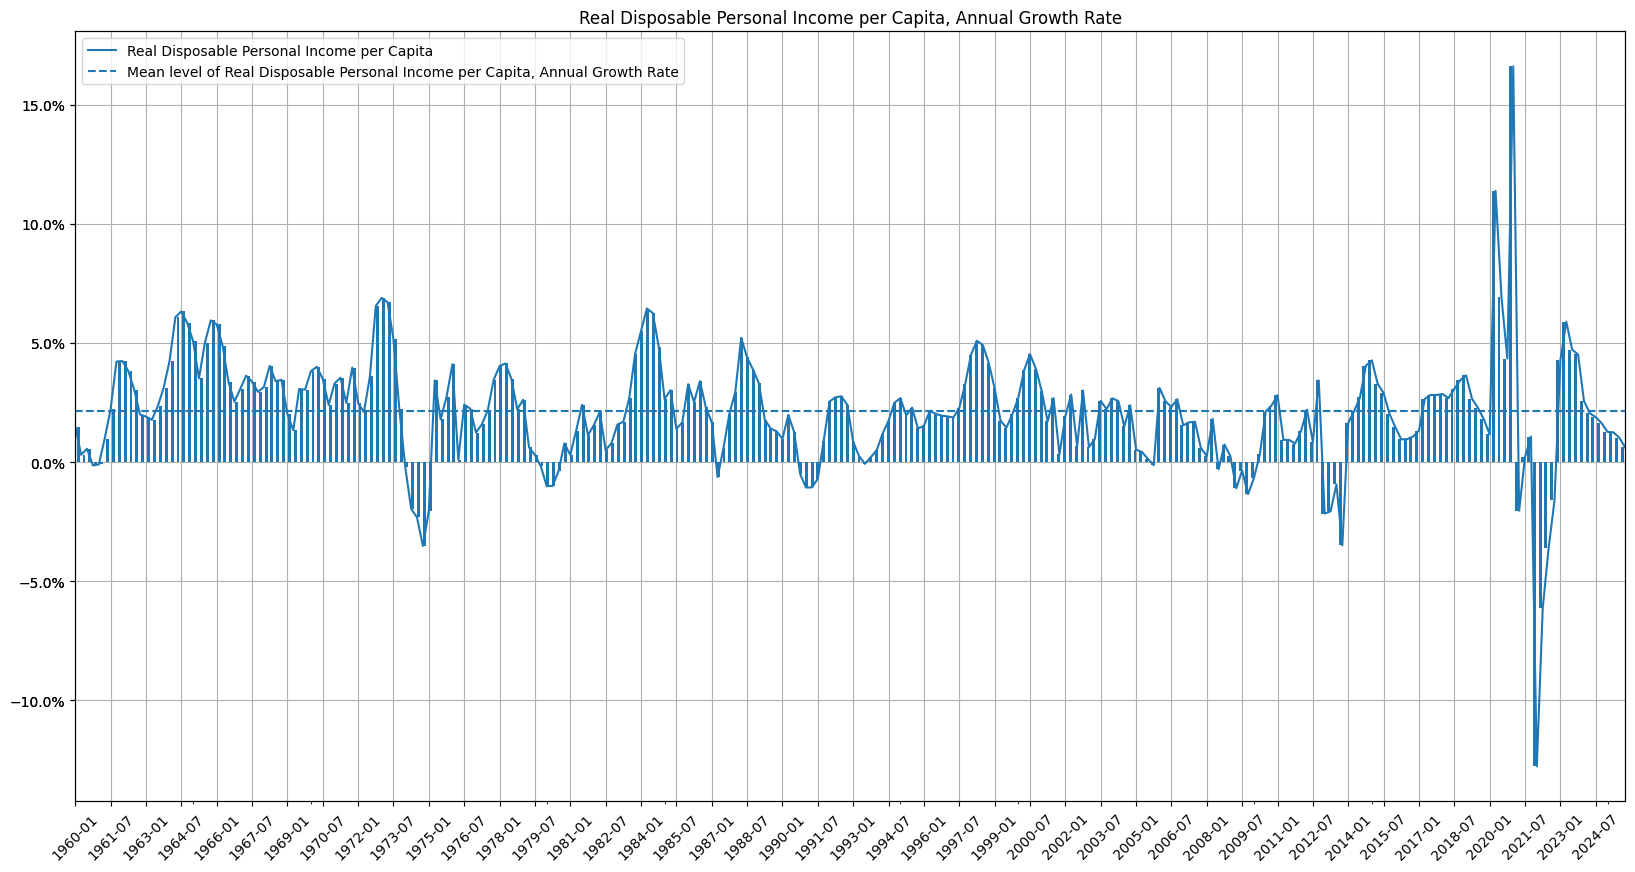
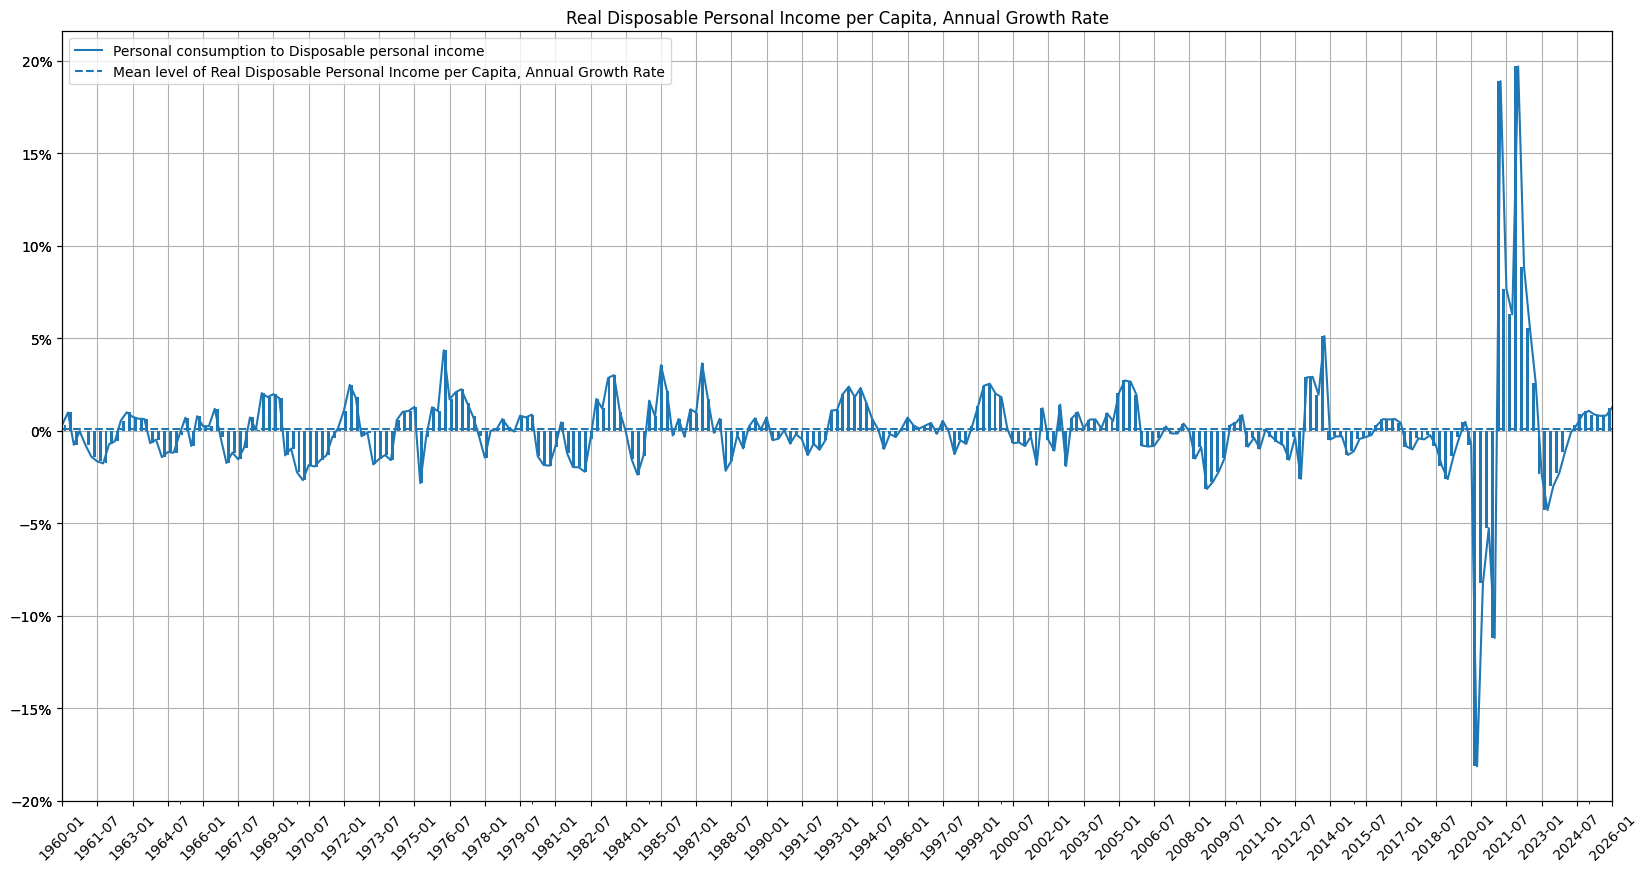
Unified diff of the notebook cell whose output changed from the first chart to the second:
--- before
+++ after
@@ -6,5 +6,5 @@
 ax2 = ax.twiny()
 pi_growth.plot.bar(ax=ax2, xlabel='', legend=False)
-ax.yaxis.set_major_formatter(mtick.PercentFormatter(1))
+ax.yaxis.set_major_formatter(mtick.PercentFormatter(1, 0))
 ax.axhline(y=pi_growth.mean(), ls='--', c='#1f77b4', label=MEAN_LEVEL_OF_REAL_DISPOSABLE_INCOME_GROWTH)
 ax.legend()

Commit: Updated with Q1 data